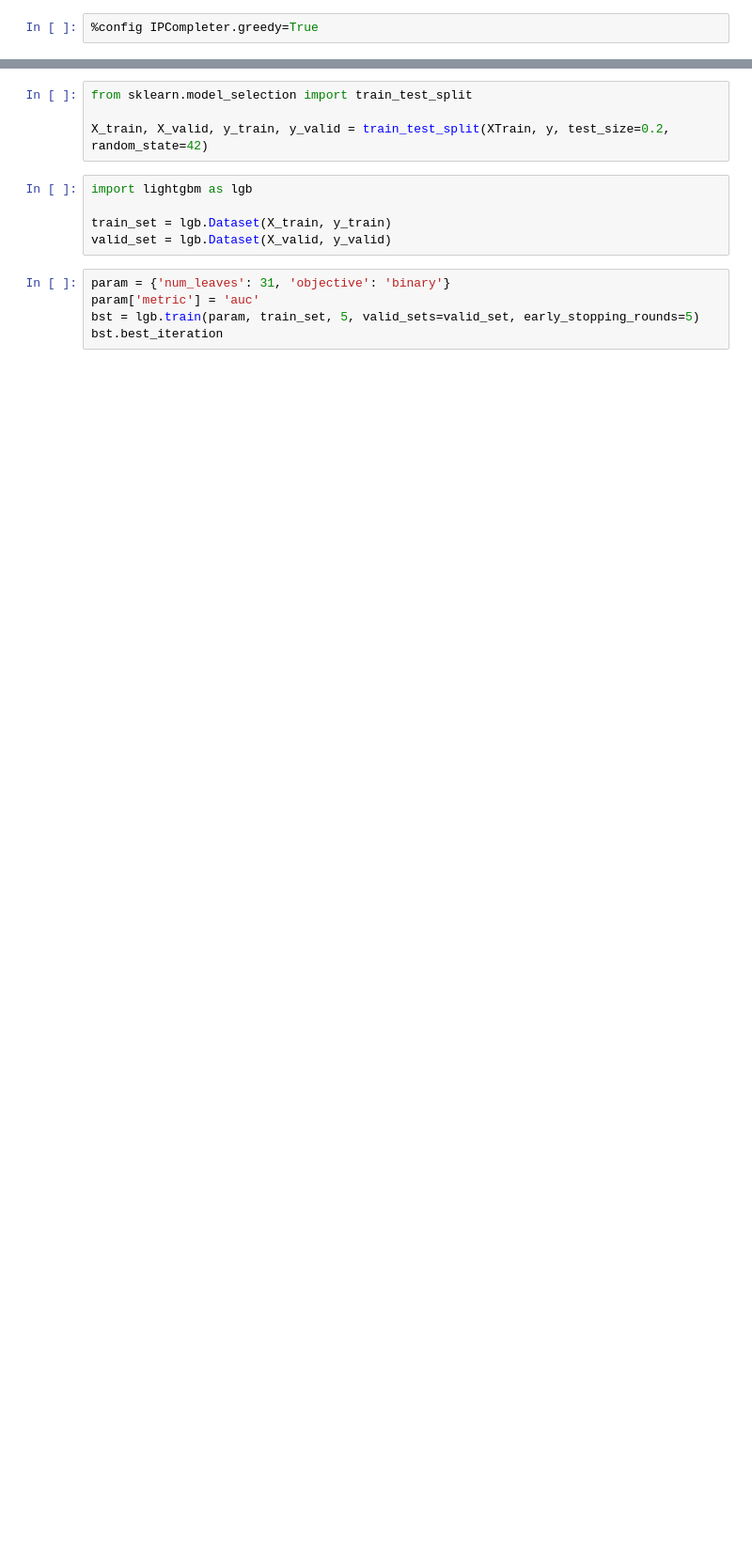
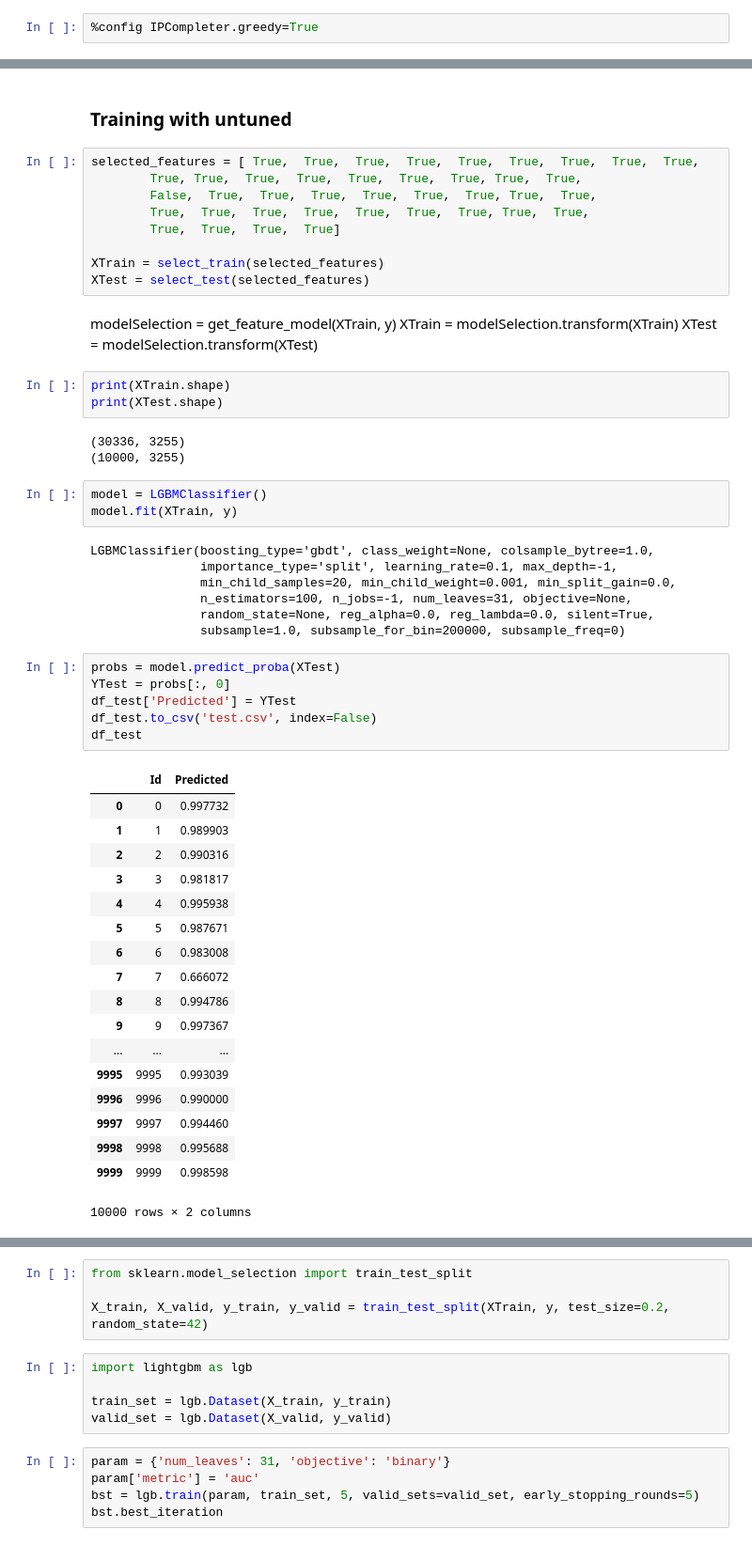
Before and after one commit to chanjunweimy/cs5228project, a Jupyter notebook: data_exploration_tsfresh_fs_tuned_lightgbm_2.ipynb, the cells around one changed output, grey strips where cells are left out. Shown: that part at 94% size. Cells and saved outputs as stored; diff of their text form; blank space fills up the shorter version.

```diff
--- a/data_exploration_tsfresh_fs_tuned_lightgbm_2.ipynb
+++ b/data_exploration_tsfresh_fs_tuned_lightgbm_2.ipynb
@@ -66,0 +276,56 @@ XTest.shape
+# %% [markdown]
+### Training with untuned
+# %%
+selected_features = [ True,  True,  True,  True,  True,  True,  True,  True,  True,
+        True, True,  True,  True,  True,  True,  True, True,  True,
+        False,  True,  True,  True,  True,  True,  True, True,  True,
+        True,  True,  True,  True,  True,  True,  True, True,  True,
+        True,  True,  True,  True]
+
+XTrain = select_train(selected_features)
+XTest = select_test(selected_features)
+# %% [markdown]
+modelSelection = get_feature_model(XTrain, y)
+XTrain = modelSelection.transform(XTrain)
+XTest = modelSelection.transform(XTest)
+# %%
+print(XTrain.shape)
+print(XTest.shape)
+# %% [output]
+(30336, 3255)
+(10000, 3255)
+# %%
+model = LGBMClassifier()
+model.fit(XTrain, y)
+# %% [output]
+LGBMClassifier(boosting_type='gbdt', class_weight=None, colsample_bytree=1.0,
+               importance_type='split', learning_rate=0.1, max_depth=-1,
+               min_child_samples=20, min_child_weight=0.001, min_split_gain=0.0,
+               n_estimators=100, n_jobs=-1, num_leaves=31, objective=None,
+               random_state=None, reg_alpha=0.0, reg_lambda=0.0, silent=True,
+               subsample=1.0, subsample_for_bin=200000, subsample_freq=0)
+# %%
+probs = model.predict_proba(XTest)
+YTest = probs[:, 0]
+df_test['Predicted'] = YTest
+df_test.to_csv('test.csv', index=False)
+df_test
+# %% [output]
+|  | Id | Predicted |
+| 0 | 0 | 0.997732 |
+| 1 | 1 | 0.989903 |
+| 2 | 2 | 0.990316 |
+| 3 | 3 | 0.981817 |
+| 4 | 4 | 0.995938 |
+| 5 | 5 | 0.987671 |
+| 6 | 6 | 0.983008 |
+| 7 | 7 | 0.666072 |
+| 8 | 8 | 0.994786 |
+| 9 | 9 | 0.997367 |
+| ... | ... | ... |
+| 9995 | 9995 | 0.993039 |
+| 9996 | 9996 | 0.990000 |
+| 9997 | 9997 | 0.994460 |
+| 9998 | 9998 | 0.995688 |
+| 9999 | 9999 | 0.998598 |
+10000 rows × 2 columns
```
Also changed, not shown: parts of 54 cells of this notebook, 2 other files.
